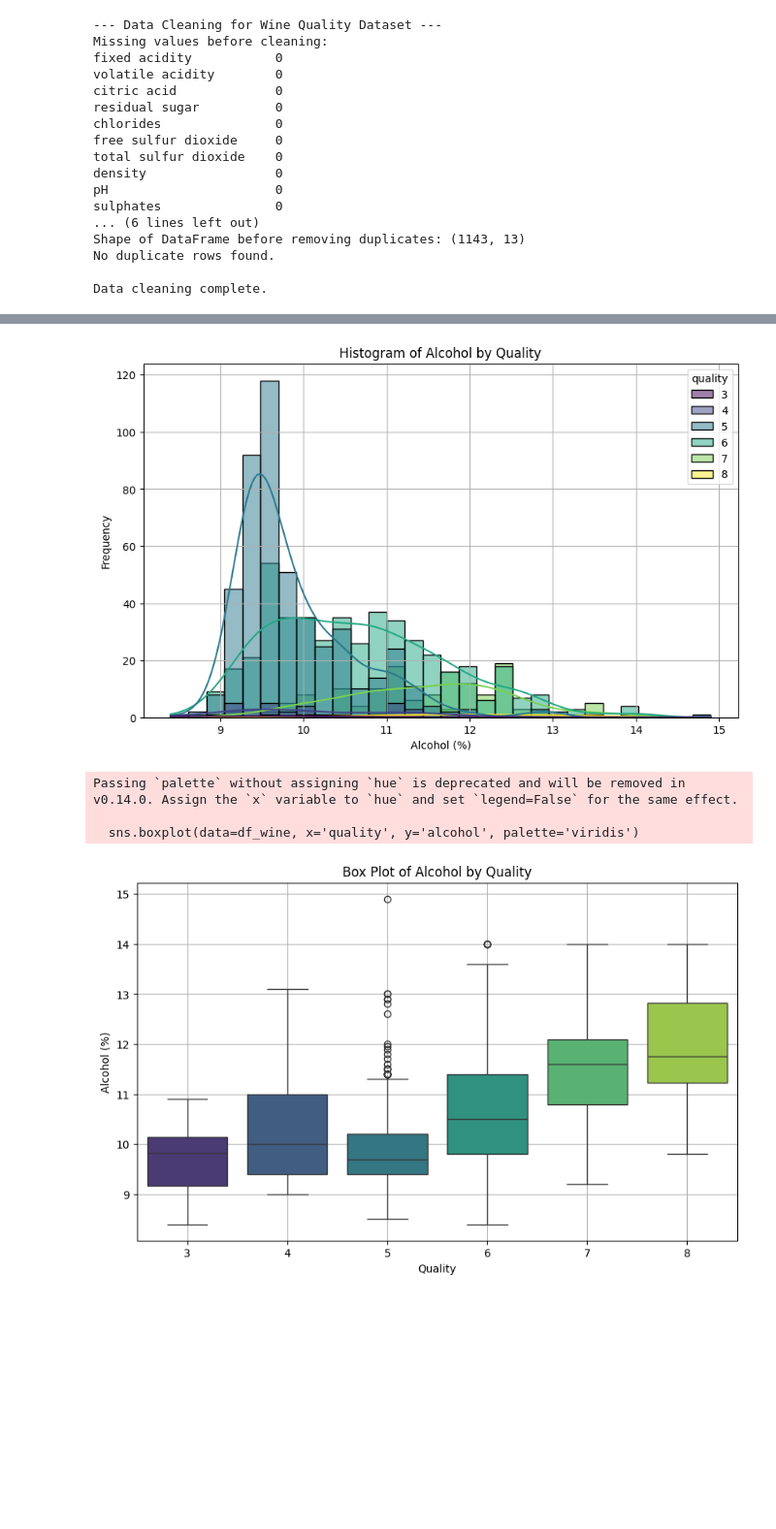
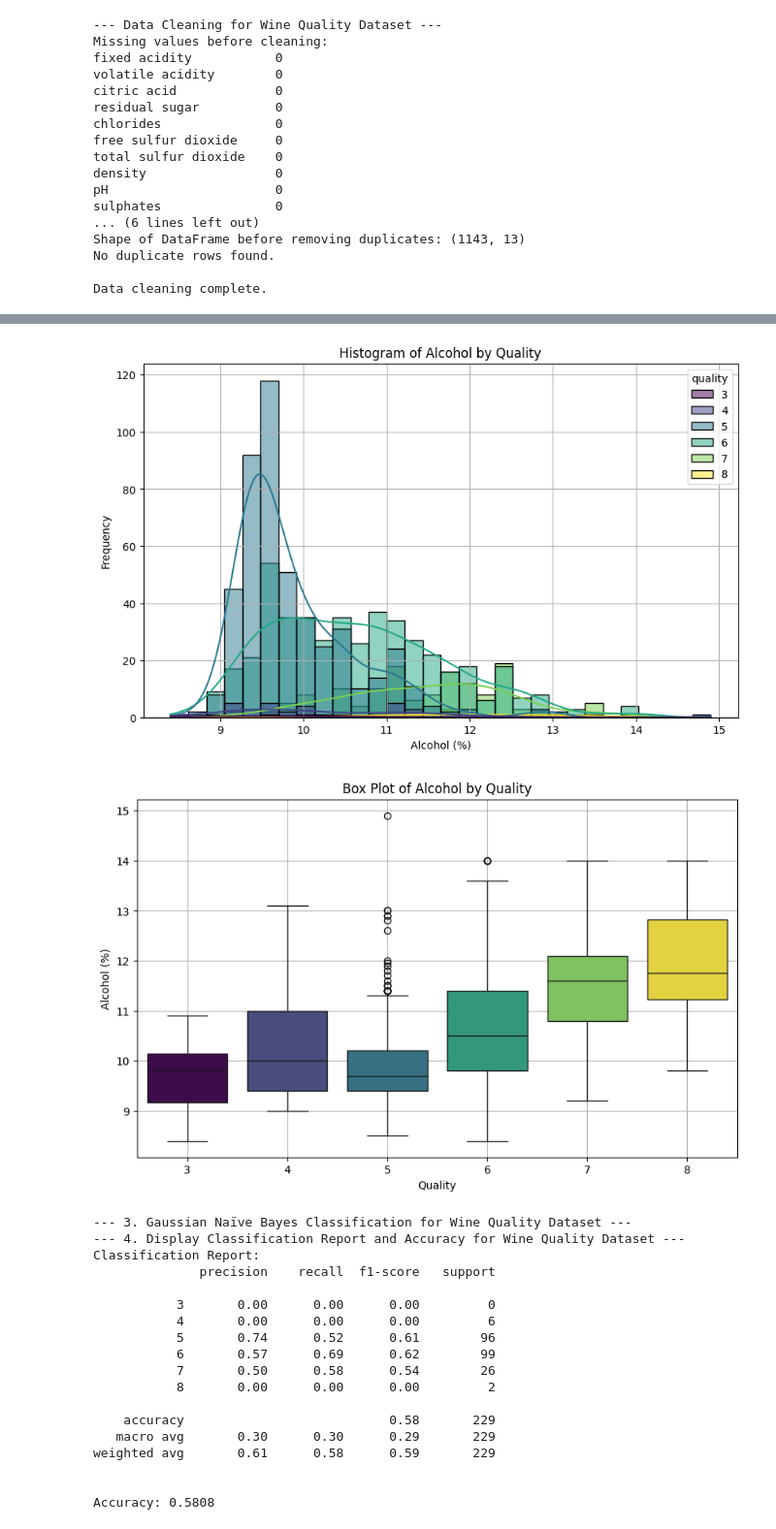
Before and after one commit to amina-safrin/DataScience_Lab, a Jupyter notebook: program9.ipynb, the cells around one changed output, grey strips where cells are left out. Shown at 97% size. Saved outputs shown, nothing was run; the diff lists cells and outputs as text; code cells hidden in the pictures; blank space fills up the shorter version.

```diff
--- a/program9.ipynb
+++ b/program9.ipynb
@@ -396,7 +396,7 @@ if df_wine is not None:
 
     # Box plot of alcohol by quality
     plt.figure(figsize=(10, 6))
-    sns.boxplot(data=df_wine, x='quality', y='alcohol', palette='viridis')
+    sns.boxplot(data=df_wine, x='quality', y='alcohol', palette='viridis', hue='quality', legend=False)
     plt.title('Box Plot of Alcohol by Quality')
     plt.xlabel('Quality')
     plt.ylabel('Alcohol (%)')
@@ -426,34 +426,49 @@ if df_wine is not None:
 
     # Display the classification report
     print("Classification Report:")
     print(classification_report(y_test_wine, y_pred_wine, zero_division=0))
 
     # Display the accuracy
     accuracy_wine = accuracy_score(y_test_wine, y_pred_wine)
     print(f"\nAccuracy: {accuracy_wine:.4f}")
 else:
     print("Cannot proceed with Wine Quality analysis as dataset was not loaded.")
 # %% [output]
 --- Wine Quality Analysis ---
 Dataset 'WineQT.csv' loaded successfully.
 
 --- 1. Basic EDA for Wine Quality Dataset ---
 First five records:
    fixed acidity  volatile acidity  citric acid  residual sugar  chlorides  \
 0            7.4              0.70         0.00             1.9      0.076
 1            7.8              0.88         0.00             2.6      0.098
 2            7.8              0.76         0.04             2.3      0.092
 3           11.2              0.28         0.56             1.9      0.075
 4            7.4              0.70         0.00             1.9      0.076
 
 ... (72 lines left out)
 Name: count, dtype: int64
 
 
 --- 2. Plotting for Wine Quality Dataset ---
 [figure]
 [figure]
+[figure, new version]
-Passing `palette` without assigning `hue` is deprecated and will be removed in v0.14.0. Assign the `x` variable to `hue` and set `legend=False` for the same effect.
+--- 3. Gaussian Naïve Bayes Classification for Wine Quality Dataset ---
+--- 4. Display Classification Report and Accuracy for Wine Quality Dataset ---
+Classification Report:
+              precision    recall  f1-score   support
 
-  sns.boxplot(data=df_wine, x='quality', y='alcohol', palette='viridis')
+           3       0.00      0.00      0.00         0
+           4       0.00      0.00      0.00         6
+           5       0.74      0.52      0.61        96
+           6       0.57      0.69      0.62        99
+           7       0.50      0.58      0.54        26
+           8       0.00      0.00      0.00         2
+
+    accuracy                           0.58       229
+   macro avg       0.30      0.30      0.29       229
+weighted avg       0.61      0.58      0.59       229
+
+
+Accuracy: 0.5808
-[figure, old version]
```
Also changed, not shown: parts of 1 cell of this notebook.
